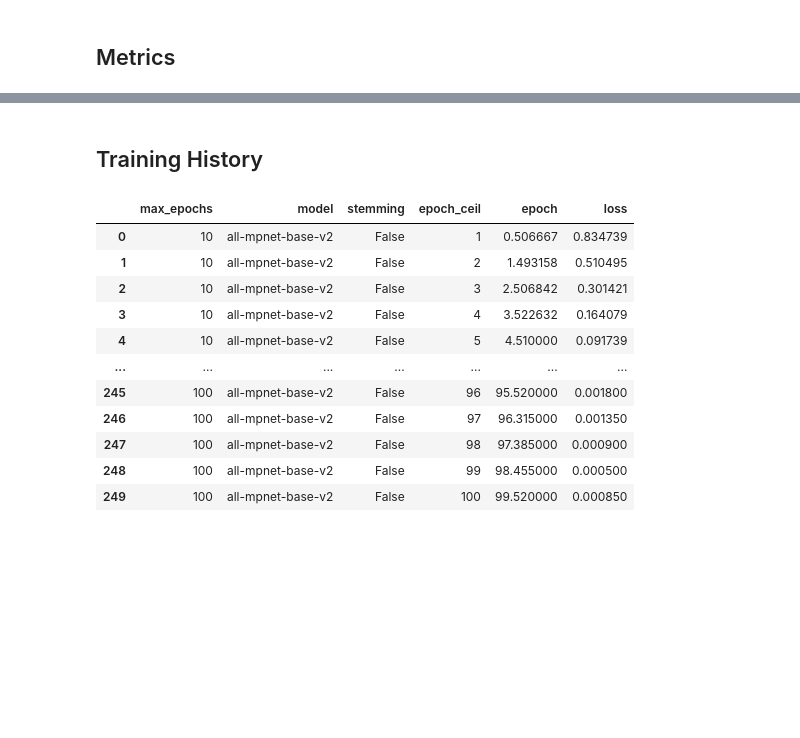
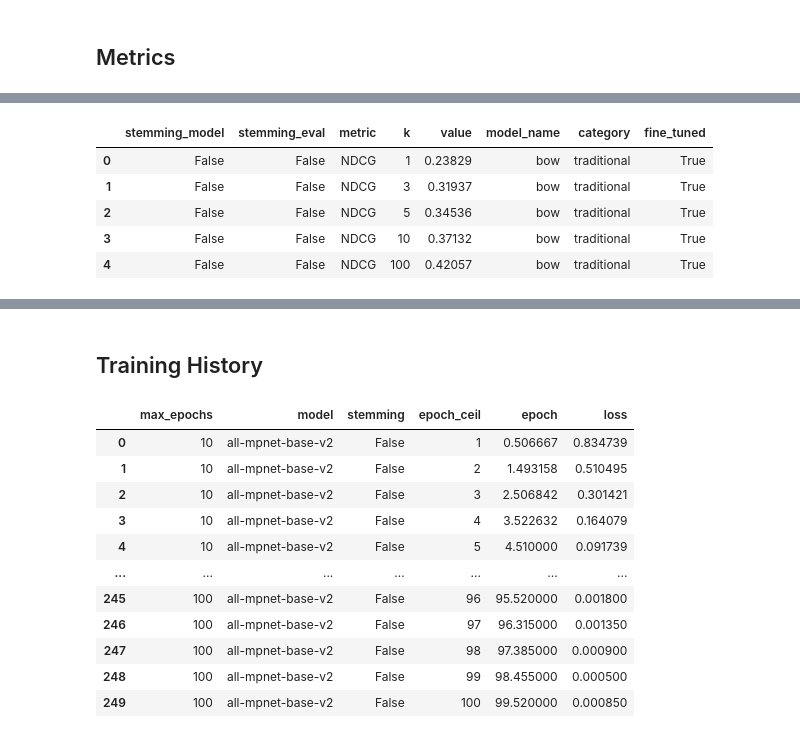
Before and after one commit to Kodesiana/project-2023-amsearch, a Jupyter notebook: notebooks/eda-evals.ipynb, the cells around one changed output, grey strips where cells are left out. Cells and saved outputs as stored; diff of their text form; code cells hidden in the pictures; blank space fills up the shorter version.

```diff
--- a/notebooks/eda-evals.ipynb
+++ b/notebooks/eda-evals.ipynb
@@ -28,3 +26,20 @@ df.head()
+# %%
+df["fine_tuned"] = df["model"].str.contains("ams")
+df["category"] = np.where(df["model"].str.contains("bow|tfidf|doc2vec|fasttext"), "traditional", "bert")
+df["model_name"] = (df["model"].str.split("/")
+    .str[-1]
+    .str.replace("ams-|-stem|\.joblib|\.gensim", "", regex=True)
+)
+
+df = df.drop(columns=["model"])
+df.head()
+# %% [output]
+|  | stemming_model | stemming_eval | metric | k | value | model_name | category | fine_tuned |
+| 0 | False | False | NDCG | 1 | 0.23829 | bow | traditional | True |
+| 1 | False | False | NDCG | 3 | 0.31937 | bow | traditional | True |
+| 2 | False | False | NDCG | 5 | 0.34536 | bow | traditional | True |
+| 3 | False | False | NDCG | 10 | 0.37132 | bow | traditional | True |
+| 4 | False | False | NDCG | 100 | 0.42057 | bow | traditional | True |
 # %%
 df.to_csv("../data/eval-all.csv", index=False, sep=";", decimal=",")
 # %%
```
Also changed, not shown: parts of 2 cells of this notebook, 7 other files.
